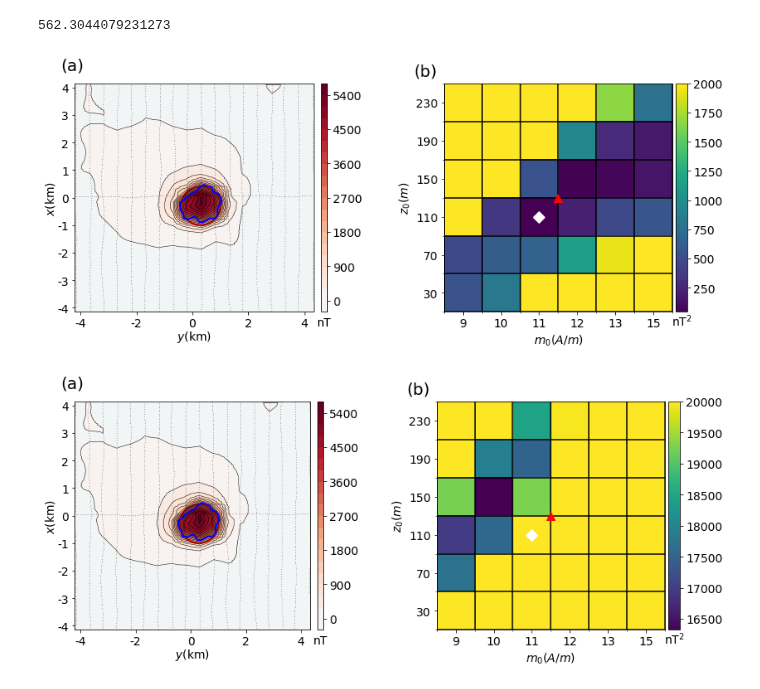
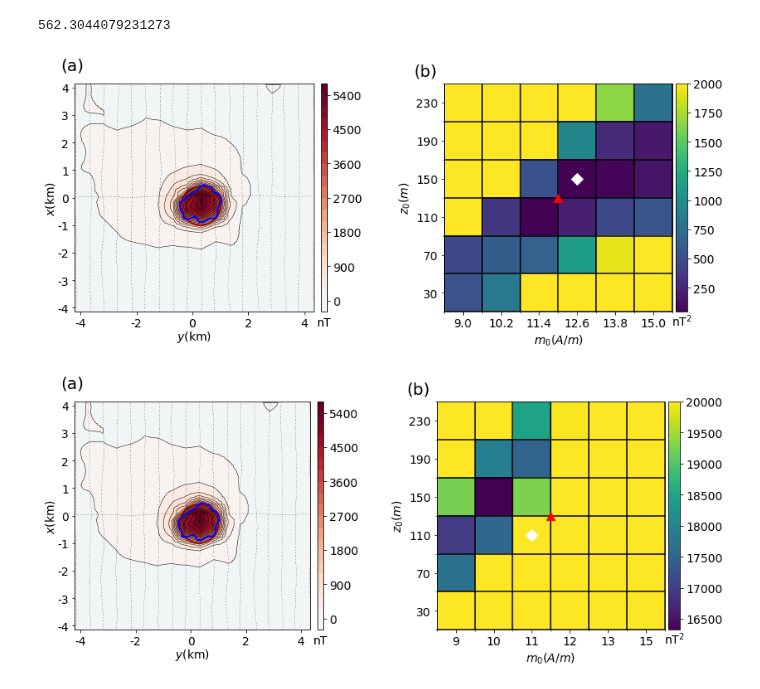
Before and after one commit to pinga-lab/magnetic-radial-inversion, a Jupyter notebook: code/complex-body/RTP_anomaly.ipynb, the cells around one changed output. Saved outputs shown, nothing was run; the diff lists cells and outputs as text; code cells hidden in the pictures.

```diff
--- a/code/complex-body/RTP_anomaly.ipynb
+++ b/code/complex-body/RTP_anomaly.ipynb
@@ -215,7 +215,7 @@ y = inversion['y']
 x = inversion['x']
 obs = inversion['observed_data']
 initial = inversion['results'][9][2][0][0]
-solution = [2,2]
+solution = [3,3]
 truevalues = [2.5,2.5]
 x0 = 300.
 y0 = -300.
@@ -248,36 +248,36 @@ mpl.m2km()
 
 ax2 = plt.subplot(1,2,2)
 w = 3
 img = ax2.imshow(gamma_matrix, vmin=np.min(gamma_matrix),
                 vmax=2000, origin='lower',extent=[0,w,0,w])
 clb = plt.colorbar(img, pad=0.012, shrink=1)
 clb.ax.set_title('nT$^2$', pad=-292, fontsize=14)
 clb.ax.tick_params(labelsize=14)
 img.axes.tick_params(labelsize=14)
 plt.ylabel('$z_0 (m)$', fontsize=14)
 plt.xlabel('$m_0 (A/m)$', fontsize=14)
 ax2.text(-0.4, 3.1, '(b)', fontsize=20)
 plt.plot((2.*truevalues[1]+1.)*w/(2.*m), (2.*truevalues[0]+1.)*w/(2.*n), '^r', markersize=10)
 plt.plot((2.*solution[1]+1.)*w/(2.*m), (2.*solution[0]+1.)*w/(2.*n), 'Dw', markersize=10)
 x_label_list = []
 y_label_list = []
 for xl, yl in zip(intensity,z0):
-    x_label_list.append(str(xl)[:-2])
+    x_label_list.append(str(xl)[:])
     y_label_list.append(str(yl)[:-2])
 ax2.set_xticks(np.linspace(w/(2.*n), w - w/(2.*n), n))
 ax2.set_yticks(np.linspace(w/(2.*m), w - w/(2.*m), m))
 ax2.set_xticklabels(x_label_list)
 ax2.set_yticklabels(y_label_list)
 # Minor ticks
 ax2.set_xticks(np.linspace(0, w, n+1), minor=True)
 ax2.set_yticks(np.linspace(0, w, m+1), minor=True)
 ax2.grid(which='minor', color='k', linewidth=1.5)
 
 plt.tight_layout(pad = 2.)
-#plt.savefig('../../manuscript/figures/complex_rtp.png', dpi=300, bbox_inches='tight')
+plt.savefig('../../manuscript/figures/complex_rtp.png', dpi=300, bbox_inches='tight')
 plt.show()
 # %% [output]
-[figure, old version]
+[figure, new version]
 # %%
 plt.figure(figsize=(12,5))
 
```
Also changed, not shown: 8 other files.
